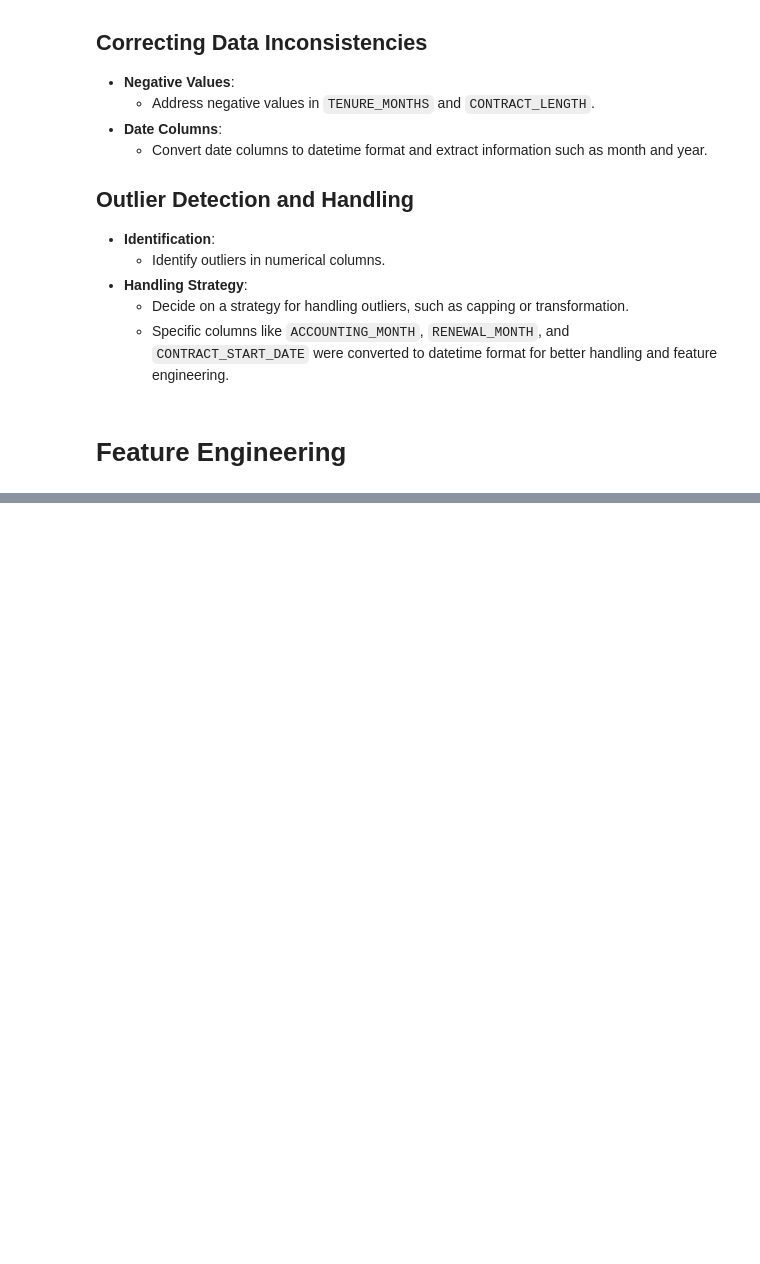
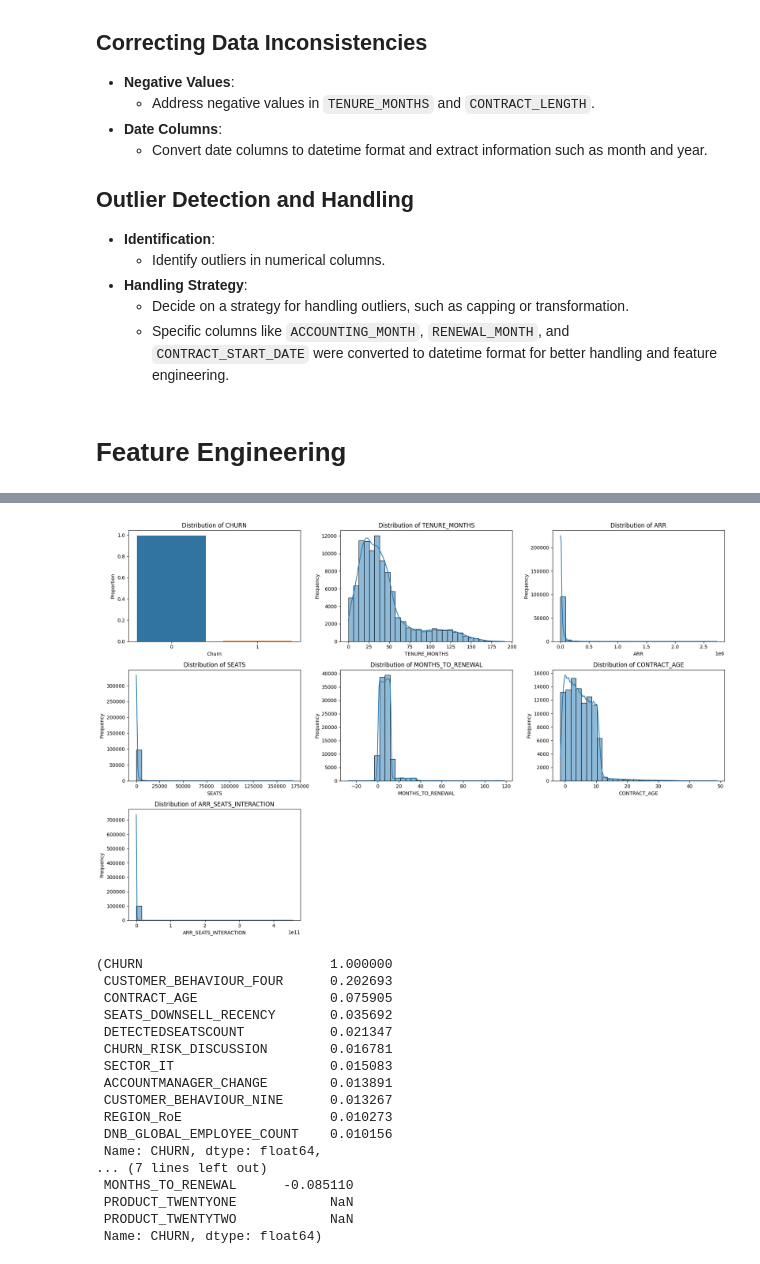
Before and after one commit to ot-babs/MLE-Churn_Prediction, a Jupyter notebook: churn_predicition.ipynb, the cells around one changed output, grey strips where cells are left out. Cells and saved outputs as stored; diff of their text form; code cells hidden in the pictures; blank space fills up the shorter version.

Commit message:
Exploratory Data Analysis & Model Evaluation
This section is building the EDA and the model evaluation.

```diff
--- a/churn_predicition.ipynb
+++ b/churn_predicition.ipynb
@@ -141,0 +214,62 @@ dataset.head()
+# %%
+import matplotlib.pyplot as plt
+import seaborn as sns
+
+# EDA: Target Variable Analysis
+churn_distribution = dataset['CHURN'].value_counts(normalize=True)
+
+# EDA: Feature Analysis - Selecting a few key features for analysis
+key_features = ['TENURE_MONTHS', 'ARR', 'SEATS', 'MONTHS_TO_RENEWAL', 'CONTRACT_AGE', 'ARR_SEATS_INTERACTION']
+
+# Plotting the distribution of the 'CHURN' variable and a few key features
+plt.figure(figsize=(18, 12))
+
+# Plot for target variable distribution
+plt.subplot(3, 3, 1)
+sns.barplot(x=churn_distribution.index, y=churn_distribution.values)
+plt.title('Distribution of CHURN')
+plt.xlabel('Churn')
+plt.ylabel('Proportion')
+
+# Plot for key features
+for i, feature in enumerate(key_features, start=2):
+    plt.subplot(3, 3, i)
+    sns.histplot(dataset[feature], kde=True, bins=30)
+    plt.title(f'Distribution of {feature}')
+    plt.xlabel(feature)
+    plt.ylabel('Frequency')
+
+plt.tight_layout()
+plt.show()
+
+# Drop the 'salesforceaccountid' column
+dataset_without_accountid = dataset.drop('SALESFORCEACCOUNTID', axis=1)
+
+
+# Correlation of features with CHURN
+correlations = dataset_without_accountid.corr()['CHURN'].sort_values(ascending=False)
+
+# Display top 10 positively and negatively correlated features
+correlations_top_10_positive = correlations.head(11)  # Including CHURN itself
+correlations_top_10_negative = correlations.tail(10)
+
+correlations_top_10_positive, correlations_top_10_negative
+# %% [output]
+[figure, added]
+(CHURN                        1.000000
+ CUSTOMER_BEHAVIOUR_FOUR      0.202693
+ CONTRACT_AGE                 0.075905
+ SEATS_DOWNSELL_RECENCY       0.035692
+ DETECTEDSEATSCOUNT           0.021347
+ CHURN_RISK_DISCUSSION        0.016781
+ SECTOR_IT                    0.015083
+ ACCOUNTMANAGER_CHANGE        0.013891
+ CUSTOMER_BEHAVIOUR_NINE      0.013267
+ REGION_RoE                   0.010273
+ DNB_GLOBAL_EMPLOYEE_COUNT    0.010156
+ Name: CHURN, dtype: float64,
+... (7 lines left out)
+ MONTHS_TO_RENEWAL      -0.085110
+ PRODUCT_TWENTYONE            NaN
+ PRODUCT_TWENTYTWO            NaN
+ Name: CHURN, dtype: float64)
```
Also changed, not shown: parts of 11 cells of this notebook.
